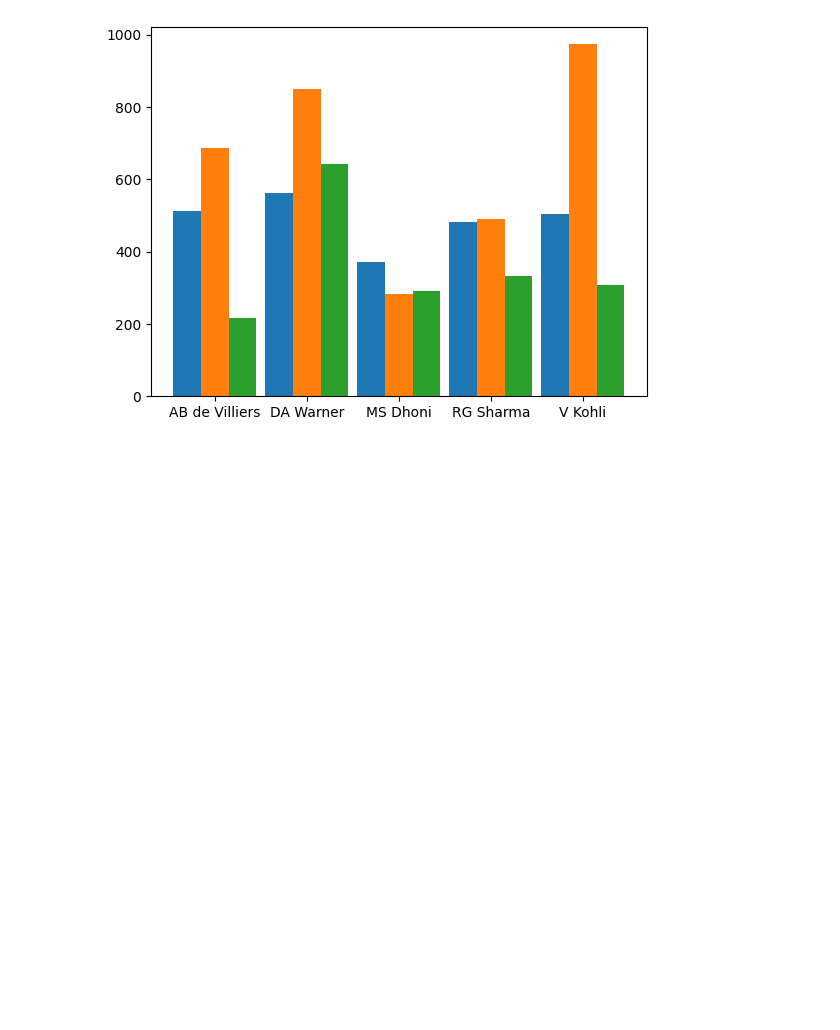
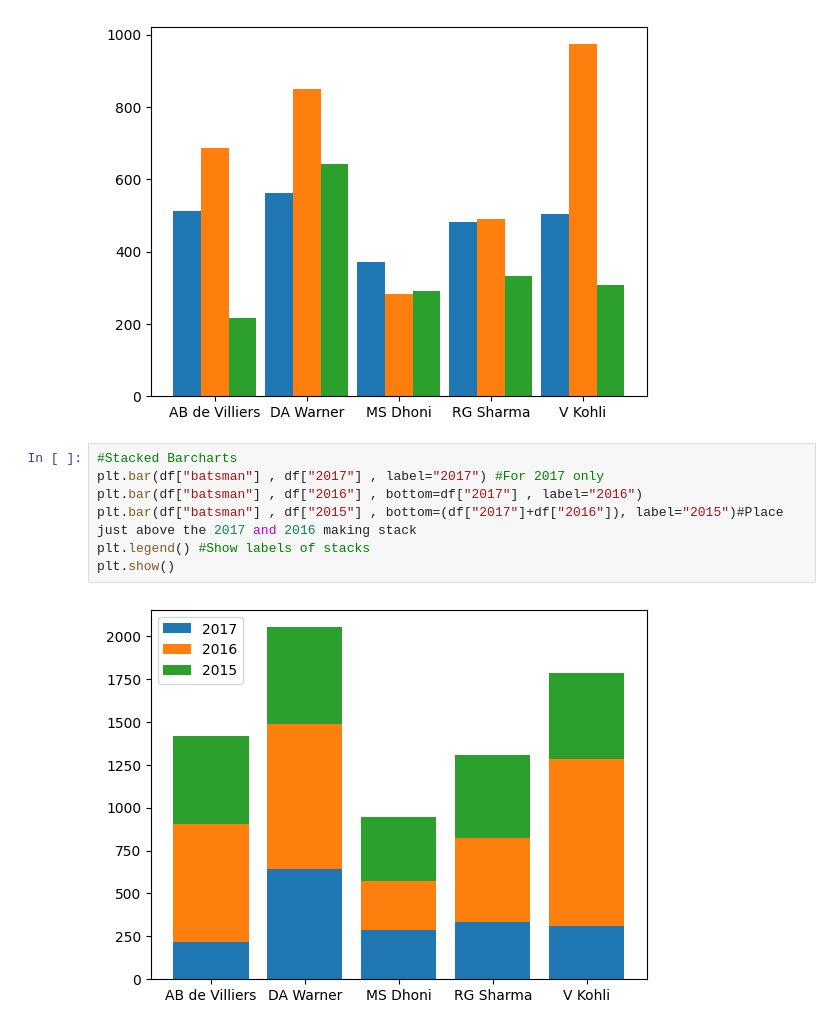
Before and after one commit to thebinodd/data-visualization, a Jupyter notebook: Matplotlib/barCharts.ipynb, the cells around one changed output. Saved outputs shown, nothing was run; the diff lists cells and outputs as text; blank space fills up the shorter version.

Commit message:
Stacked BarCharts

```diff
--- a/Matplotlib/barCharts.ipynb
+++ b/Matplotlib/barCharts.ipynb
@@ -51,3 +51,12 @@ plt.xticks(np.arange(df.shape[0]) , df["batsman"])
 plt.show()
 # %% [output]
 [figure]
+# %%
+#Stacked Barcharts
+plt.bar(df["batsman"] , df["2017"] , label="2017") #For 2017 only
+plt.bar(df["batsman"] , df["2016"] , bottom=df["2017"] , label="2016")
+plt.bar(df["batsman"] , df["2015"] , bottom=(df["2017"]+df["2016"]), label="2015")#Place just above the 2017 and 2016 making stack
+plt.legend() #Show labels of stacks
+plt.show()
+# %% [output]
+[figure, added]
```
Also changed, not shown: parts of 1 cell of this notebook.
